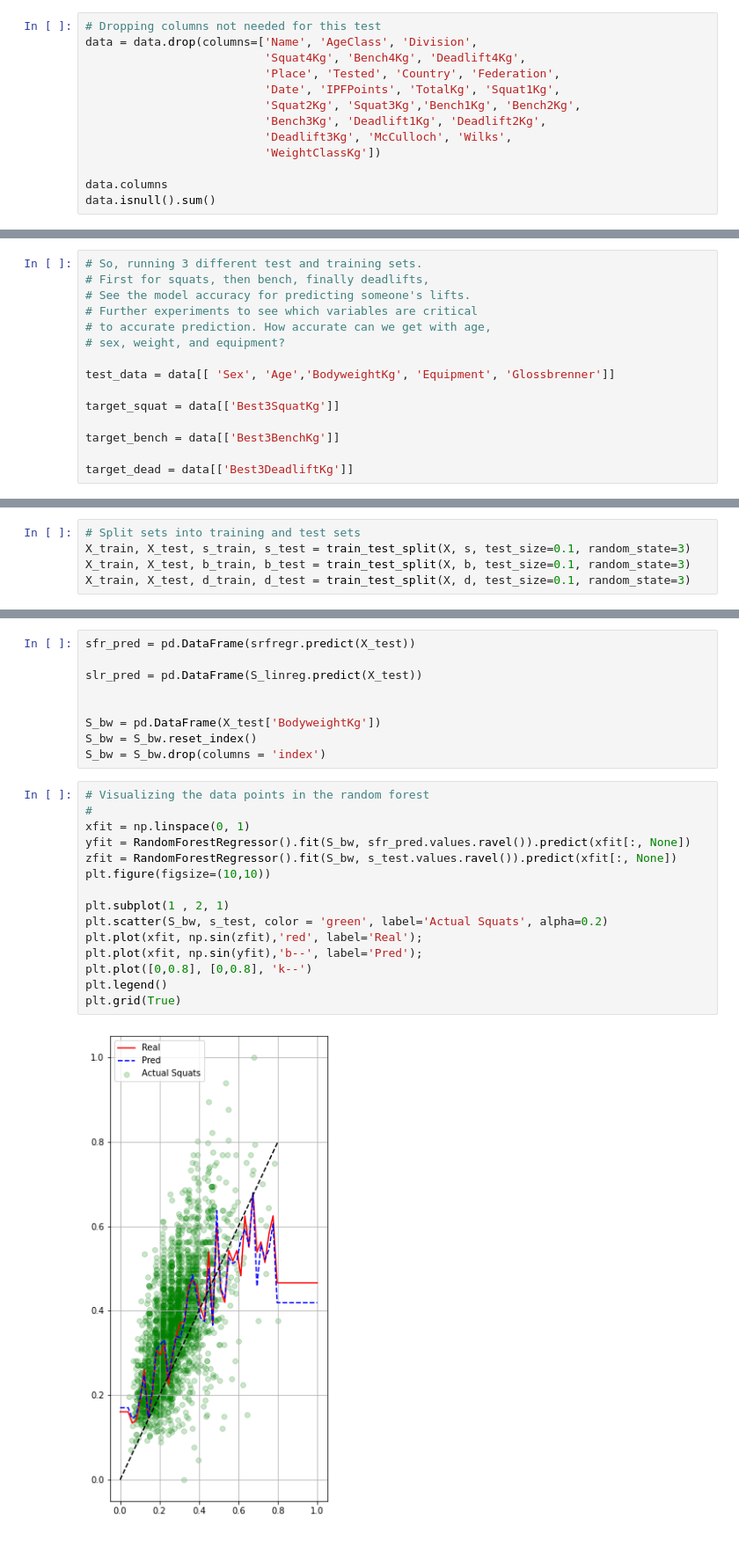
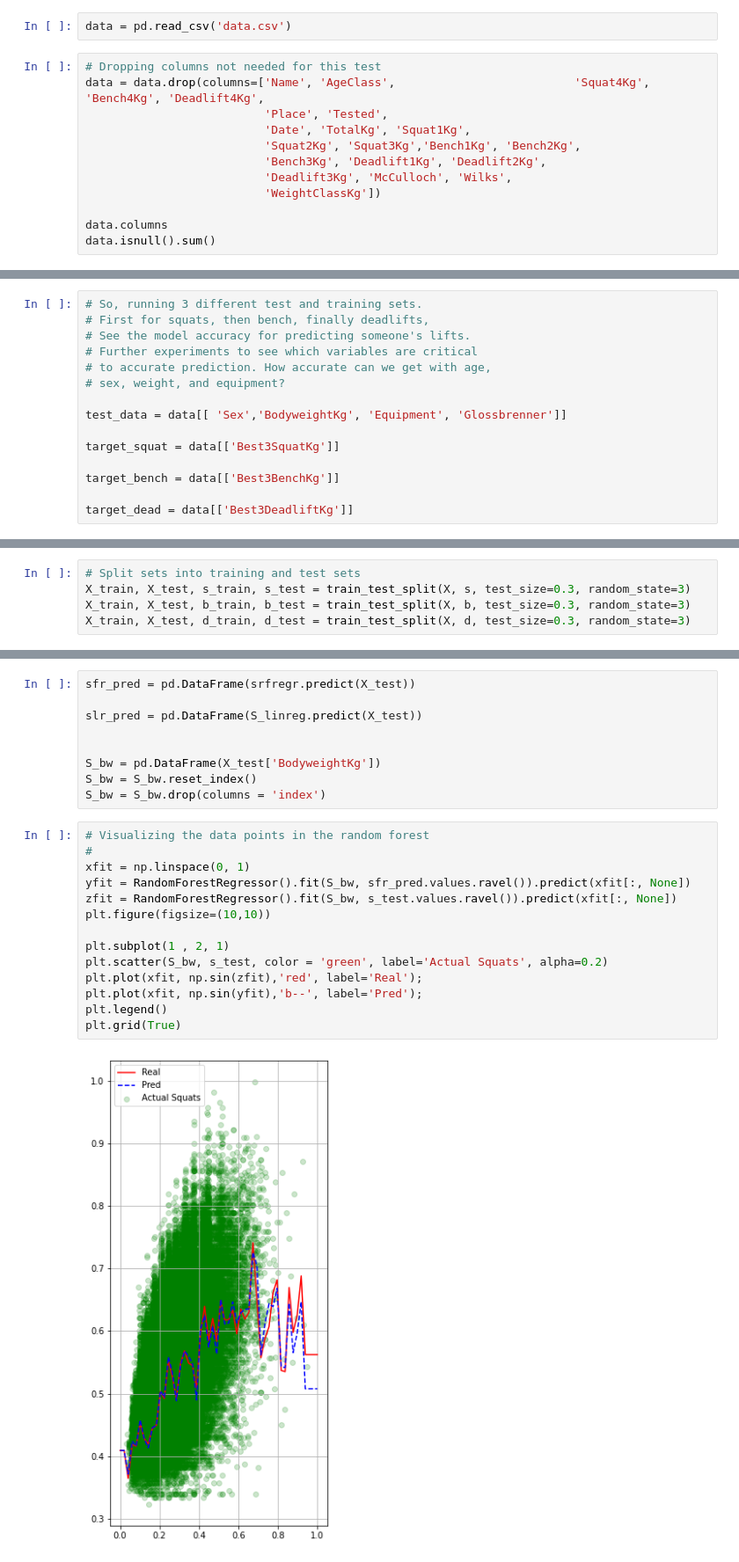
Before and after one commit to SerRichard/powerliftingrepo, a Jupyter notebook: Predicting lifts[Regression Comp].ipynb, the cells around one changed output, grey strips where cells are left out. Shown: that part at 88% size. Saved outputs shown, nothing was run; the diff lists cells and outputs as text.

```diff
--- a/Predicting lifts[Regression Comp].ipynb
+++ b/Predicting lifts[Regression Comp].ipynb
@@ -38,9 +24,10 @@ data
+# %%
+data = pd.read_csv('data.csv')
 # %%
 # Dropping columns not needed for this test
-data = data.drop(columns=['Name', 'AgeClass', 'Division',
-                          'Squat4Kg', 'Bench4Kg', 'Deadlift4Kg',
-                          'Place', 'Tested', 'Country', 'Federation',
-                          'Date', 'IPFPoints', 'TotalKg', 'Squat1Kg',
+data = data.drop(columns=['Name', 'AgeClass',                          'Squat4Kg', 'Bench4Kg', 'Deadlift4Kg',
+                          'Place', 'Tested',
+                          'Date', 'TotalKg', 'Squat1Kg',
                           'Squat2Kg', 'Squat3Kg','Bench1Kg', 'Bench2Kg',
                           'Bench3Kg', 'Deadlift1Kg', 'Deadlift2Kg',
                           'Deadlift3Kg', 'McCulloch', 'Wilks',
@@ -117,7 +133,7 @@ data[['Sex', 'Age', 'Equipment', 'BodyweightKg',
 # to accurate prediction. How accurate can we get with age,
 # sex, weight, and equipment?
 
-test_data = data[[ 'Sex', 'Age','BodyweightKg', 'Equipment', 'Glossbrenner']]
+test_data = data[[ 'Sex','BodyweightKg', 'Equipment', 'Glossbrenner']]
 
 target_squat = data[['Best3SquatKg']]
 
@@ -132,9 +148,9 @@ b = target_bench
 d = target_dead
 # %%
 # Split sets into training and test sets
-X_train, X_test, s_train, s_test = train_test_split(X, s, test_size=0.1, random_state=3)
-X_train, X_test, b_train, b_test = train_test_split(X, b, test_size=0.1, random_state=3)
-X_train, X_test, d_train, d_test = train_test_split(X, d, test_size=0.1, random_state=3)
+X_train, X_test, s_train, s_test = train_test_split(X, s, test_size=0.3, random_state=3)
+X_train, X_test, b_train, b_test = train_test_split(X, b, test_size=0.3, random_state=3)
+X_train, X_test, d_train, d_test = train_test_split(X, d, test_size=0.3, random_state=3)
 # %%
 # Prepare random forest models, check r2_scores.
 srfregr = RandomForestRegressor(n_estimators=10, max_depth = 15, bootstrap=True)
@@ -269,20 +285,19 @@ S_bw = S_bw.drop(columns = 'index')
 # %%
 # Visualizing the data points in the random forest
 #
 xfit = np.linspace(0, 1)
 yfit = RandomForestRegressor().fit(S_bw, sfr_pred.values.ravel()).predict(xfit[:, None])
 zfit = RandomForestRegressor().fit(S_bw, s_test.values.ravel()).predict(xfit[:, None])
 plt.figure(figsize=(10,10))
 
 plt.subplot(1 , 2, 1)
 plt.scatter(S_bw, s_test, color = 'green', label='Actual Squats', alpha=0.2)
 plt.plot(xfit, np.sin(zfit),'red', label='Real');
 plt.plot(xfit, np.sin(yfit),'b--', label='Pred');
-plt.plot([0,0.8], [0,0.8], 'k--')
 plt.legend()
 plt.grid(True)
 # %% [output]
-[figure, old version]
+[figure, new version]
 # %%
 # Visualising the error bars for the random forest
 xfit = np.linspace(0, 0.8)
```
Also changed, not shown: parts of 20 cells of this notebook.
